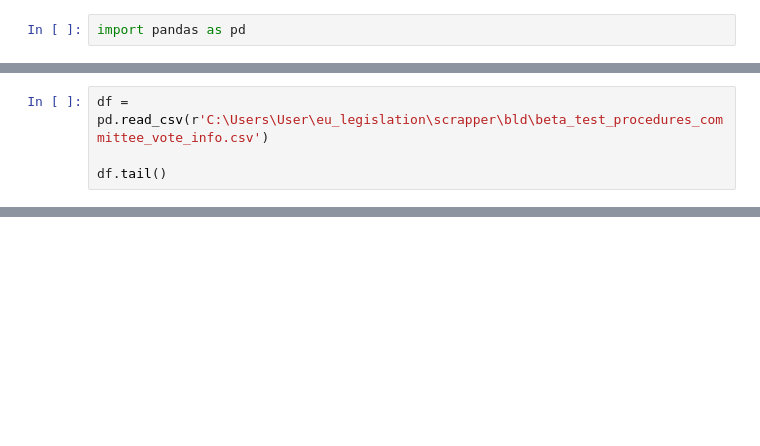
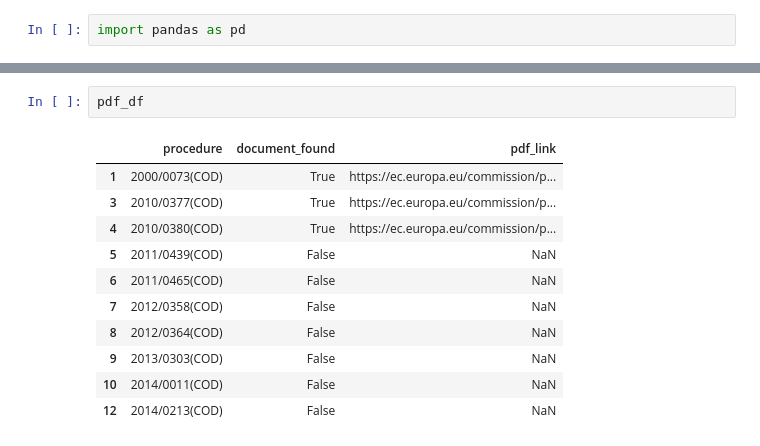
Before and after one commit to Palit2308/eu_legislation, a Jupyter notebook: scrapper/scrape_oeil_landing_page.ipynb, the cells around one changed output, grey strips where cells are left out. Saved outputs shown, nothing was run; the diff lists cells and outputs as text; blank space fills up the shorter version.

```diff
--- a/scrapper/scrape_oeil_landing_page.ipynb
+++ b/scrapper/scrape_oeil_landing_page.ipynb
@@ -3378,4 +573,0 @@ df.shape
-# %%
-df = pd.read_csv(r'C:\Users\User\eu_legislation\scrapper\bld\beta_test_procedures_committee_vote_info.csv')
-
-df.tail()
@@ -6746,0 +1274,14 @@ found structured opinion table for committee == COMMITTEE ON WOMEN'S RIGHTS AND
+# %%
+pdf_df
+# %% [output]
+|  | procedure | document_found | pdf_link |
+| 1 | 2000/0073(COD) | True | https://ec.europa.eu/commission/p... |
+| 3 | 2010/0377(COD) | True | https://ec.europa.eu/commission/p... |
+| 4 | 2010/0380(COD) | True | https://ec.europa.eu/commission/p... |
+| 5 | 2011/0439(COD) | False | NaN |
+| 6 | 2011/0465(COD) | False | NaN |
+| 7 | 2012/0358(COD) | False | NaN |
+| 8 | 2012/0364(COD) | False | NaN |
+| 9 | 2013/0303(COD) | False | NaN |
+| 10 | 2014/0011(COD) | False | NaN |
+| 12 | 2014/0213(COD) | False | NaN |
```
Also changed, not shown: parts of 74 cells of this notebook, 9 other files.
